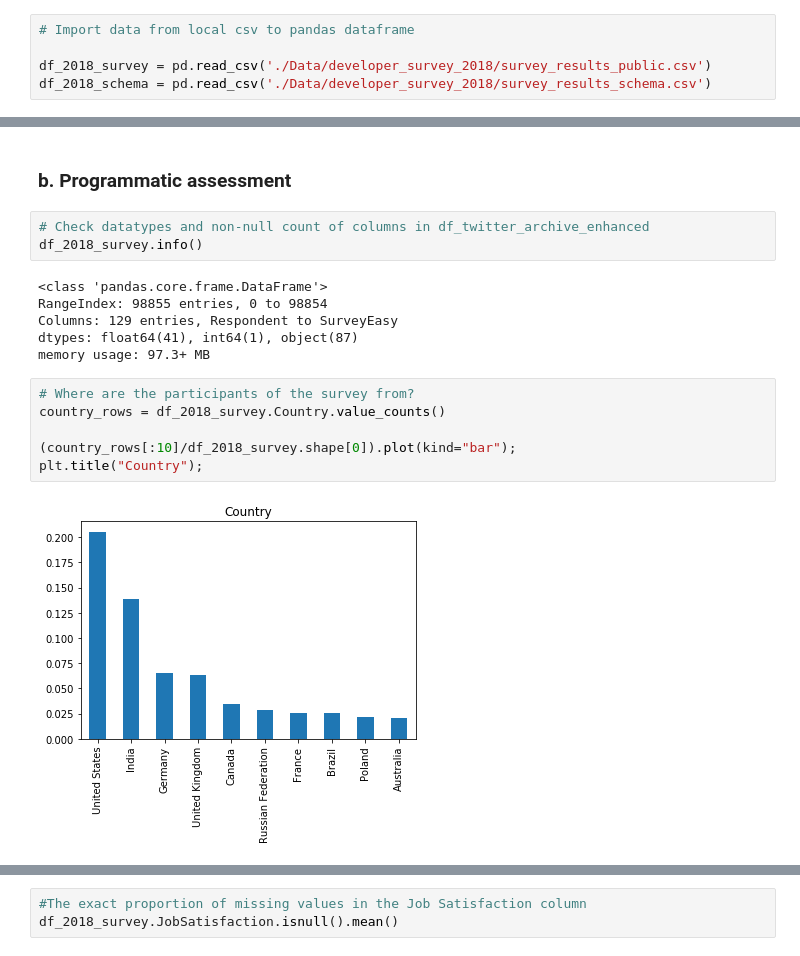
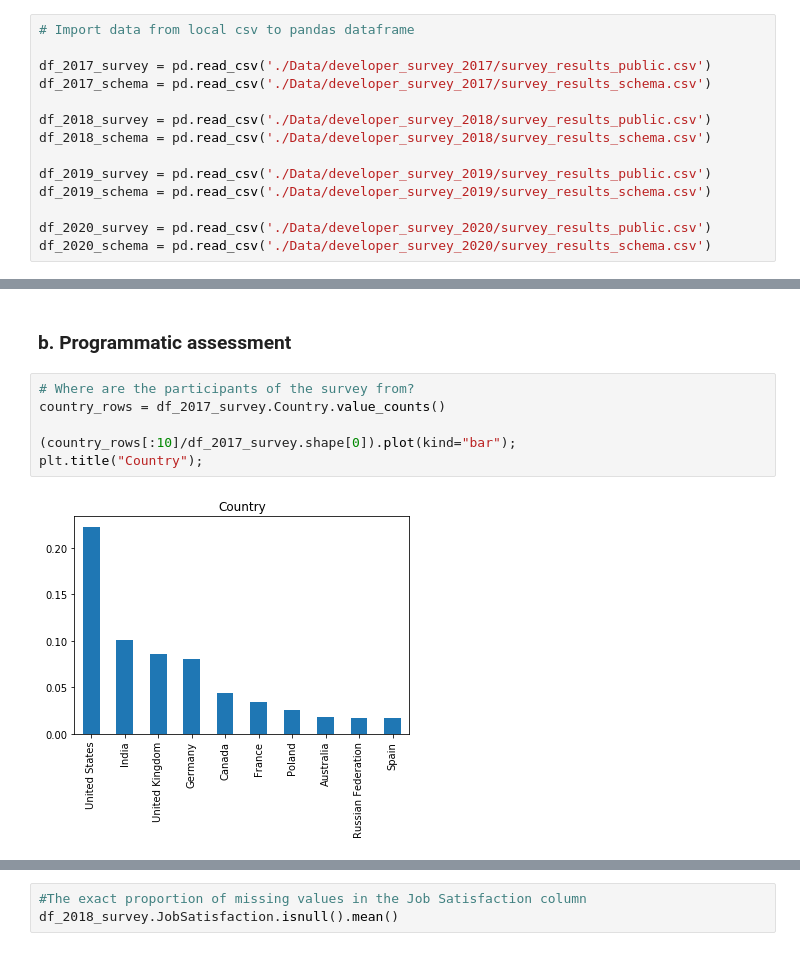
Before and after one commit to LeopoldWalther/StackOverflow_Survey, a Jupyter notebook: Survey_Analysis.ipynb, the cells around one changed output, grey strips where cells are left out. Cells and saved outputs as stored; diff of their text form.

Commit message:
Change data from only 2018 to 2017-2020

```diff
--- a/Survey_Analysis.ipynb
+++ b/Survey_Analysis.ipynb
@@ -69,8 +73,17 @@ ModuleNotFoundError: No module named 'ImputingValues'
 # %%
 # Import data from local csv to pandas dataframe
 
+df_2017_survey = pd.read_csv('./Data/developer_survey_2017/survey_results_public.csv')
+df_2017_schema = pd.read_csv('./Data/developer_survey_2017/survey_results_schema.csv')
+
 df_2018_survey = pd.read_csv('./Data/developer_survey_2018/survey_results_public.csv')
 df_2018_schema = pd.read_csv('./Data/developer_survey_2018/survey_results_schema.csv')
+
+df_2019_survey = pd.read_csv('./Data/developer_survey_2019/survey_results_public.csv')
+df_2019_schema = pd.read_csv('./Data/developer_survey_2019/survey_results_schema.csv')
+
+df_2020_survey = pd.read_csv('./Data/developer_survey_2020/survey_results_public.csv')
+df_2020_schema = pd.read_csv('./Data/developer_survey_2020/survey_results_schema.csv')
 # %% [markdown]
 ### 2.2. Assess data
 # %% [markdown]
@@ -150,19 +286,10 @@ get_description('HypotheticalTools1', df_2018_schema)
 # %% [markdown]
 ### b. Programmatic assessment
-# %%
-# Check datatypes and non-null count of columns in df_twitter_archive_enhanced
-df_2018_survey.info()
-# %% [output]
-<class 'pandas.core.frame.DataFrame'>
-RangeIndex: 98855 entries, 0 to 98854
-Columns: 129 entries, Respondent to SurveyEasy
-dtypes: float64(41), int64(1), object(87)
-memory usage: 97.3+ MB
 # %%
 # Where are the participants of the survey from?
-country_rows = df_2018_survey.Country.value_counts()
+country_rows = df_2017_survey.Country.value_counts()
 
-(country_rows[:10]/df_2018_survey.shape[0]).plot(kind="bar");
+(country_rows[:10]/df_2017_survey.shape[0]).plot(kind="bar");
 plt.title("Country");
 # %% [output]
-[figure, old version]
+[figure, new version]
```
Also changed, not shown: parts of 35 cells of this notebook.
